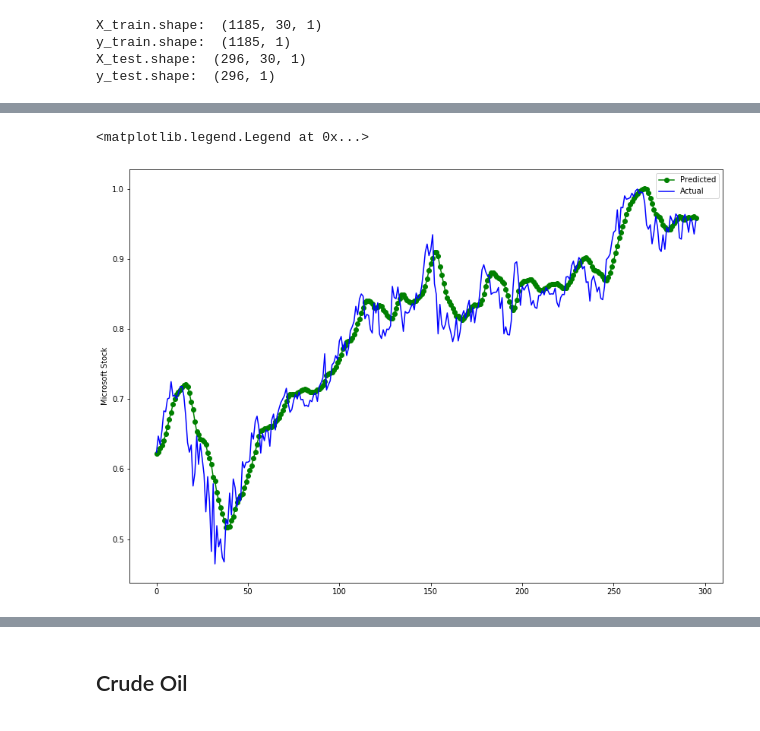
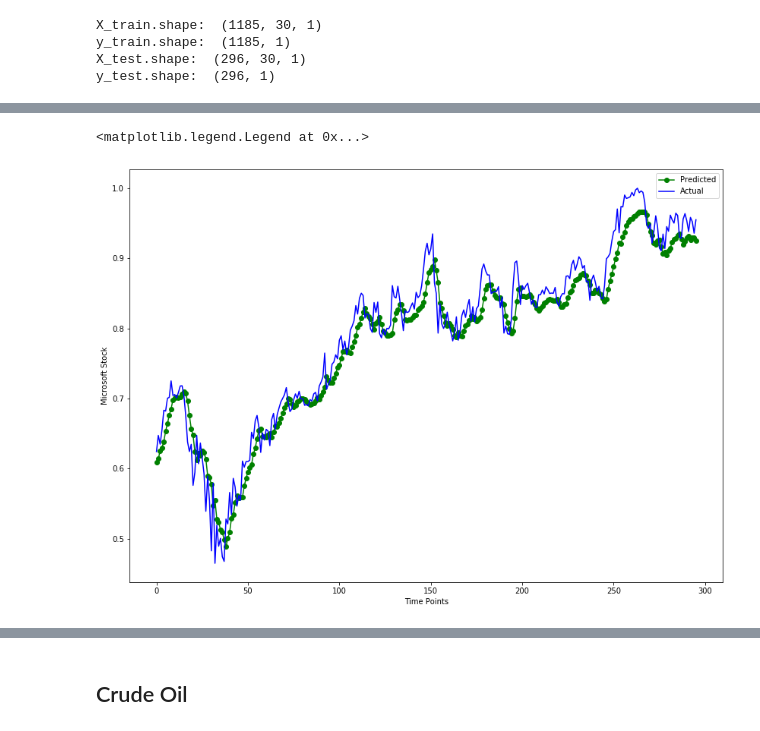
Before and after one commit to goodudetheboy/TimeSeriesWithNN, a Jupyter notebook: src/model/GRU.ipynb, the cells around one changed output, grey strips where cells are left out. Cells and saved outputs as stored; diff of their text form; code cells hidden in the pictures.

```diff
--- a/src/model/GRU.ipynb
+++ b/src/model/GRU.ipynb
@@ -209,13 +248,13 @@ y_train.shape:  (1185, 1)
 X_test.shape:  (296, 30, 1)
 y_test.shape:  (296, 1)
 # %%
-batch_size = 64
+batch_size = 23
 train_data = TensorDataset(torch.from_numpy(train_x), torch.from_numpy(train_y))
 train_loader = DataLoader(train_data, shuffle=True, batch_size=batch_size, drop_last=True)
 test_data = TensorDataset(torch.from_numpy(test_x), torch.from_numpy(test_y))
 test_loader = DataLoader(test_data, shuffle=False, batch_size=1, drop_last=True)
 # %%
 lr = 0.001
-gru_model2 = train(train_loader, lr, hidden_dim = 256, model_type="GRU")
+gru_model2, mseloss, l1loss = train(train_loader, lr, model_type="GRU")
 # %% [output]
 Starting Training of GRU model
@@ -227,9 +277,10 @@ Epoch 5/5 Done, Total Loss: 0.00011695068395864736
 # %%
-predictions, values,loss = evaluate(gru_model2,test_loader)
-print("testing set loss: {}".format(loss))
+predictions, values,loss1,loss2 = evaluate(gru_model2,test_loader)
+
 plt.figure(figsize=(14,10))
 plt.plot(np.asarray(predictions).reshape(-1,1), "-o", color="g", label="Predicted")
 plt.plot(np.asarray(values).reshape(-1,1), color="b", label="Actual")
 plt.ylabel('Microsoft Stock')
+plt.xlabel('Time Points')
 plt.legend()
 # %% [output]
@@ -237,2 +289,2 @@ testing set loss: 1.7362568542012013e-05
 <matplotlib.legend.Legend at 0x...>
-[figure, old version]
+[figure, new version]
```
Also changed, not shown: parts of 24 cells of this notebook.
